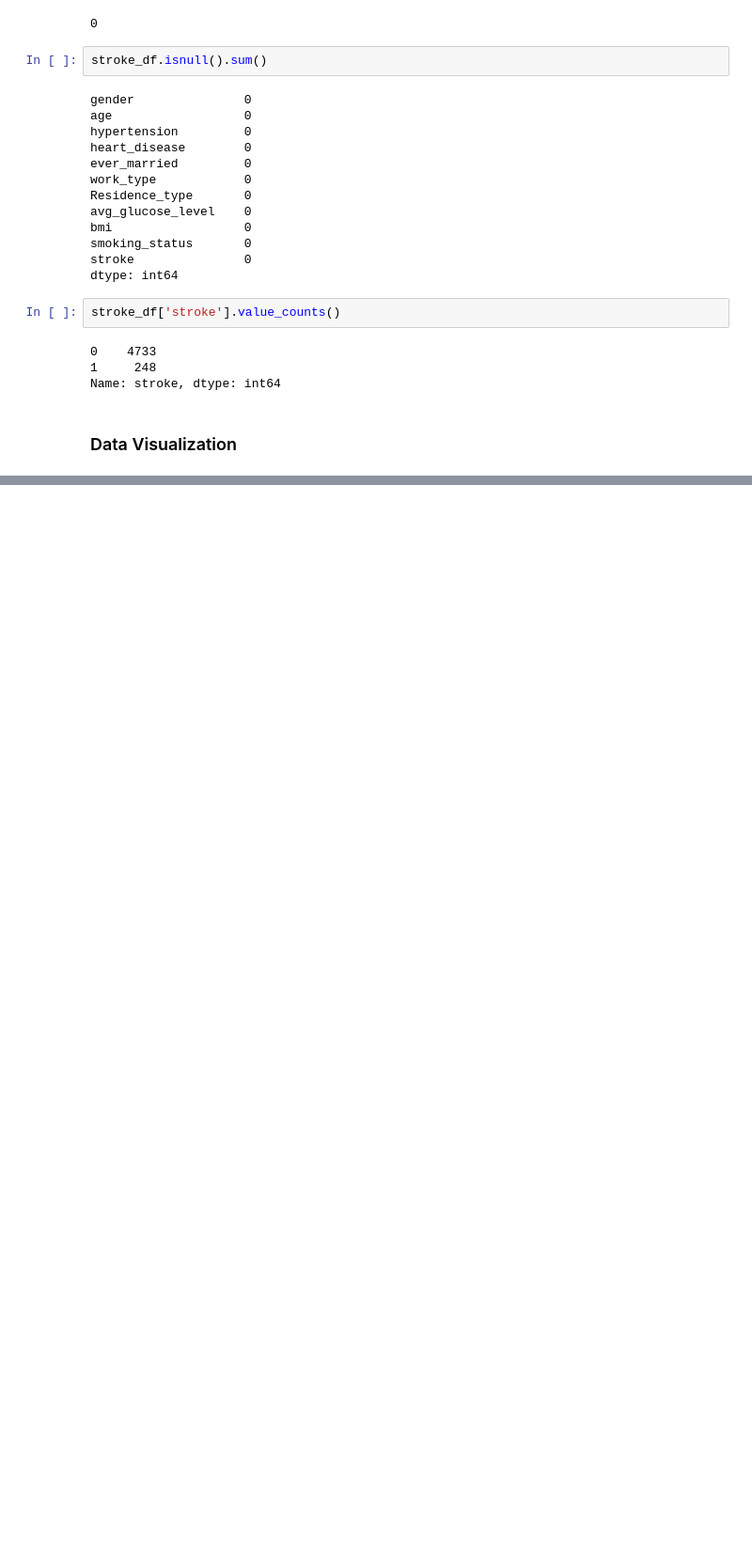
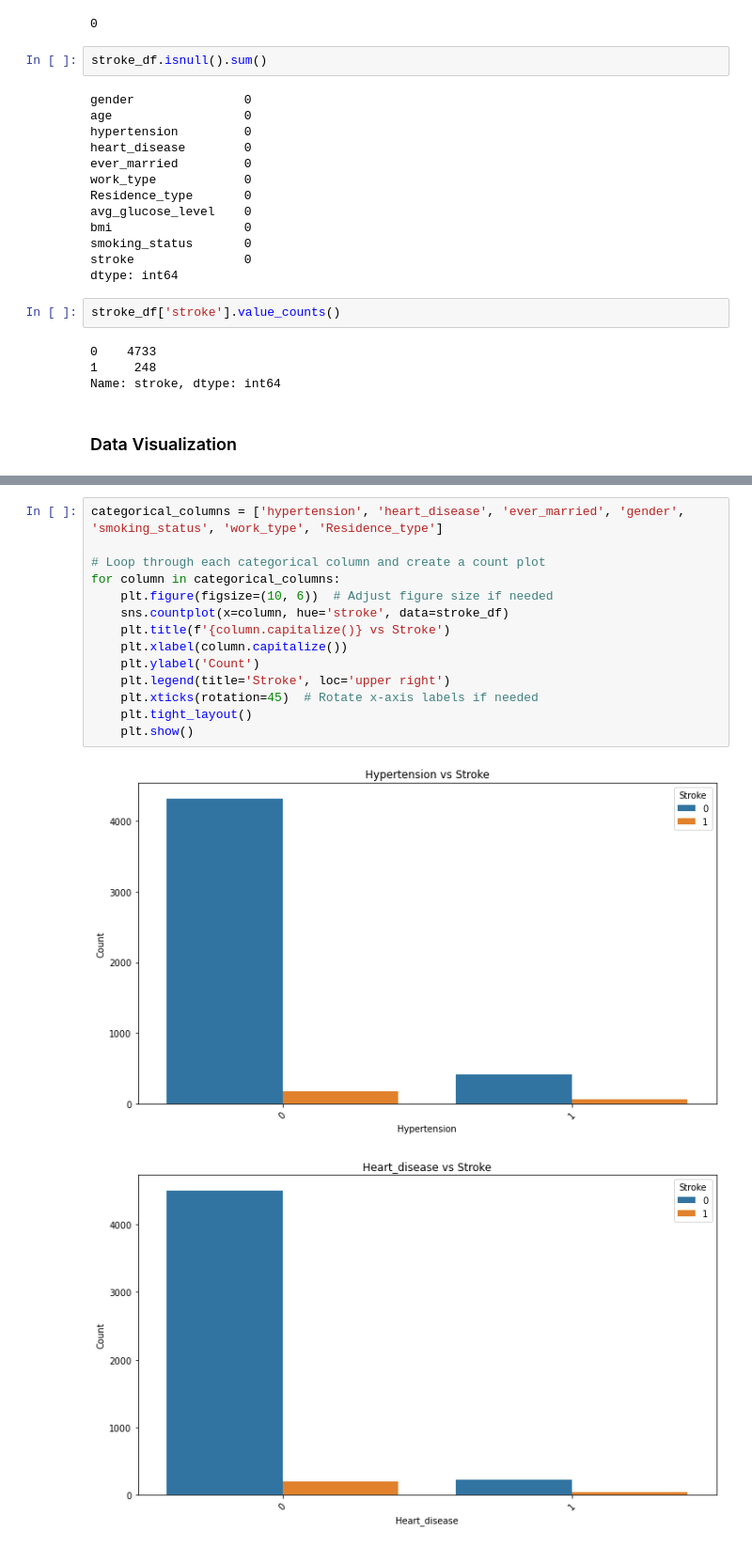
Before and after one commit to Annbellah/Brain_Stroke_Model, a Jupyter notebook: Brain_Stroke.ipynb, the cells around one changed output, grey strips where cells are left out. Shown at 94% size. Cells and saved outputs as stored; diff of their text form; blank space fills up the shorter version.

```diff
--- a/Brain_Stroke.ipynb
+++ b/Brain_Stroke.ipynb
@@ -117,0 +122,17 @@ for i in data_numerical.columns:
+# %%
+categorical_columns = ['hypertension', 'heart_disease', 'ever_married', 'gender', 'smoking_status', 'work_type', 'Residence_type']
+
+# Loop through each categorical column and create a count plot
+for column in categorical_columns:
+    plt.figure(figsize=(10, 6))  # Adjust figure size if needed
+    sns.countplot(x=column, hue='stroke', data=stroke_df)
+    plt.title(f'{column.capitalize()} vs Stroke')
+    plt.xlabel(column.capitalize())
+    plt.ylabel('Count')
+    plt.legend(title='Stroke', loc='upper right')
+    plt.xticks(rotation=45)  # Rotate x-axis labels if needed
+    plt.tight_layout()
+    plt.show()
+# %% [output]
+[figure, added]
+[figure, added]
```
Also changed, not shown: parts of 2 cells of this notebook.
